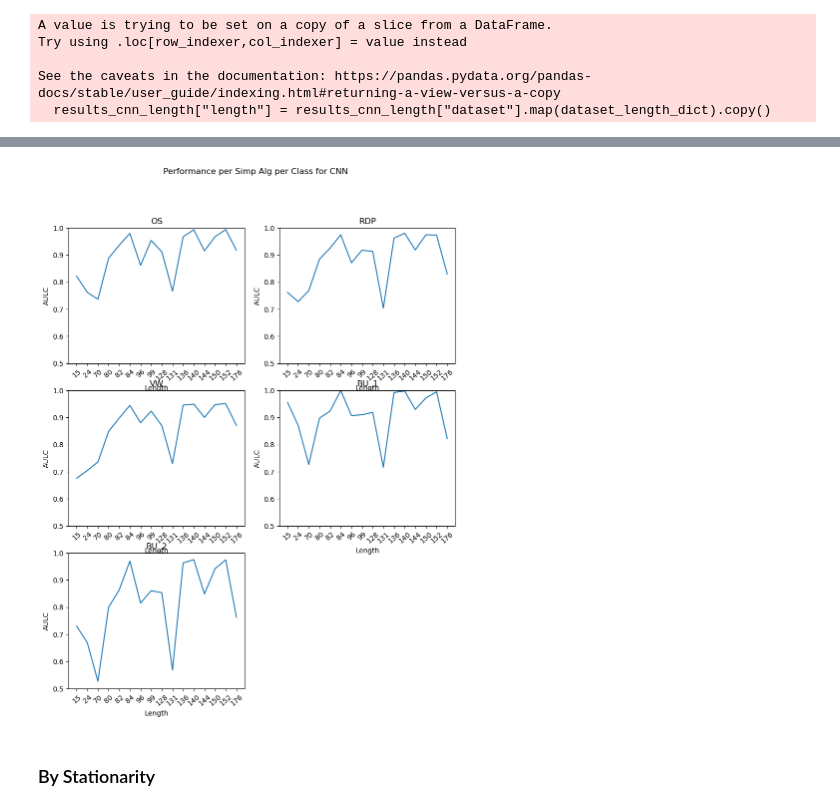
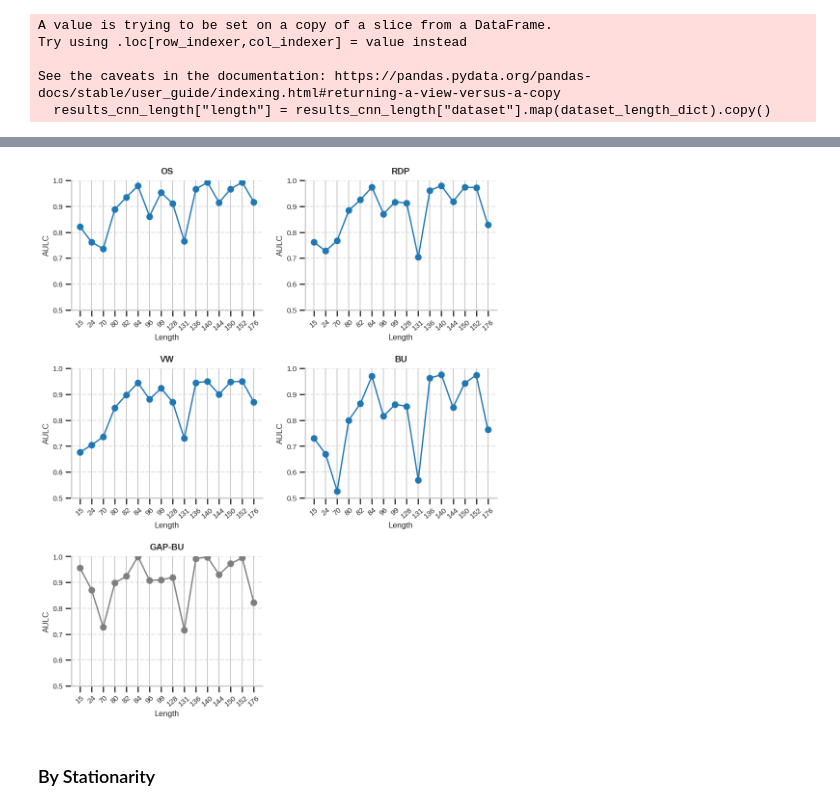
Before and after one commit to femartip/XAI_time_series, a Jupyter notebook: results/global_results.ipynb, the cells around one changed output, grey strips where cells are left out. Cells and saved outputs as stored; diff of their text form; code cells hidden in the pictures.

```diff
--- a/results/global_results.ipynb
+++ b/results/global_results.ipynb
@@ -304,3 +340,8 @@ plt.show()
 # %%
 models_mean_perf_val_per_class = models_class_df
 models_mean_perf_val_per_class = models_mean_perf_val_per_class.groupby(["model_type", "class"])["val_acc"].mean()
+
+models_perf_dict = {
+    model: models_mean_perf_val_per_class[model]
+    for model in models_mean_perf_val_per_class.index.get_level_values(0).unique()
+}
@@ -526,30 +633,49 @@ VW              140       0.95
 Name: performance, Length: 80, dtype: float64
 # %%
-simp_algs = results_cnn_class["simp_algorithm"].unique()
+#simp_algs = results_cnn_class["simp_algorithm"].unique()
+simp_algs = ['OS', 'RDP', 'VW', 'BU_2', 'BU_1']
+
 num_cols = 2
 num_rows = (len(set(simp_algs)) + 1)//2
 fig = plt.figure(figsize=(5*num_cols, 4*num_rows))
 
 for i, alg in enumerate(simp_algs):
     simp_alg_data = results_cnn_alg_length_mean[alg]
-
-    x_values = simp_alg_data.index.tolist()
-    x_values = [str(value) for value in x_values]
+    x_values = [str(value) for value in simp_alg_data.index.tolist()]
     y_values = simp_alg_data.values.tolist()
 
     ax = fig.add_subplot(num_rows, num_cols, i+1)
+    if alg == 'BU_1':
+        ax.plot(x_values, y_values, marker='o', color='C7', linewidth=2)
+    else:
+        ax.plot(x_values, y_values, marker='o', color='C0', linewidth=2)
 
-    ax.plot(x_values, y_values)
+    if alg == 'BU_2':
+        alg = 'BU'
+    elif alg == 'BU_1':
+        alg = 'GAP-BU'
 
-    ax.set_title(f'{alg}')
-    ax.set_xlabel('Length')
-    ax.set_ylabel('AULC')
+    ax.set_title(f'{alg.upper()}', fontsize=13, fontweight='bold', pad=10)
+    ax.set_xlabel('Length', fontsize=12)
+    ax.set_ylabel('AULC', fontsize=12)
     ax.set_ylim(0.5, 1.0)
-    plt.xticks(rotation=40)
-plt.suptitle("Performance per Simp Alg per Class for CNN")
+
+
+    ax.tick_params(axis='x', rotation=40, labelsize=11)
+    ax.tick_params(axis='y', labelsize=11)
+    ax.grid(axis='y', linestyle='--', alpha=0.6)
+    ax.spines['top'].set_visible(False)
+    ax.spines['right'].set_visible(False)
+
+    #for x, y in zip(x_values, y_values):
+    #    ax.annotate(f"{y:.2f}", (x, y), textcoords="offset points", xytext=(0,8),ha='center', fontsize=10)
+
+#fig.suptitle("Performance per Simplification Algorithm per Length for CNN", fontsize=16, weight='bold', y=1.02)
+plt.tight_layout()
+plt.savefig("../plots/mean_auc_length_cnn.png")
 plt.show()
 # %% [output]
-[figure, old version]
+[figure, new version]
 # %% [markdown]
 ### By Stationarity
 # %%
```
Also changed, not shown: parts of 18 cells of this notebook, 10 other files.
